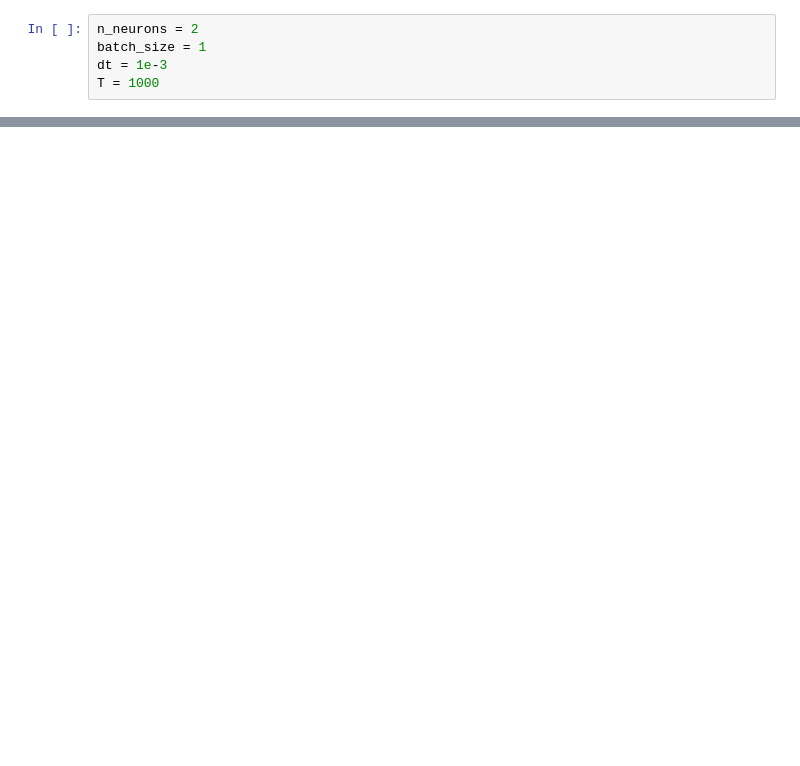
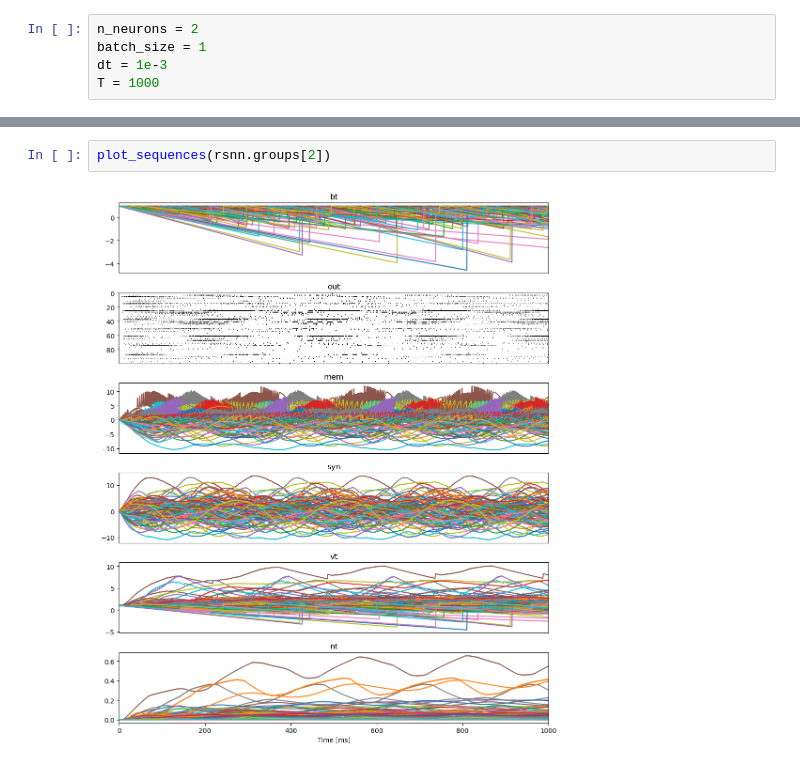
Before and after one commit to jhuebotter/control_stork, a Jupyter notebook: examples/new_LIF.ipynb, the cells around one changed output, grey strips where cells are left out. Drawn from its saved outputs; the diff is of its cells as text; blank space fills up the shorter version.

```diff
--- a/examples/new_LIF.ipynb
+++ b/examples/new_LIF.ipynb
@@ -280,0 +630,4 @@ plt.show()
+# %%
+plot_sequences(rsnn.groups[2])
+# %% [output]
+[figure, added]
```
Also changed, not shown: parts of 18 cells of this notebook, 4 other files.
